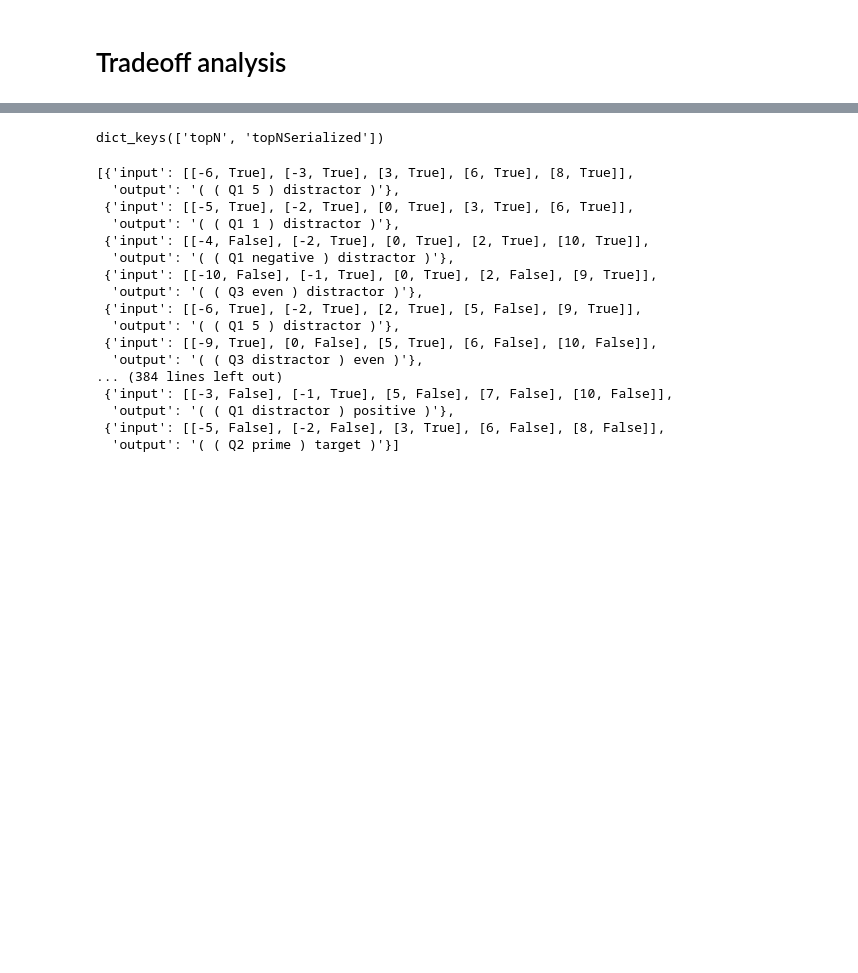
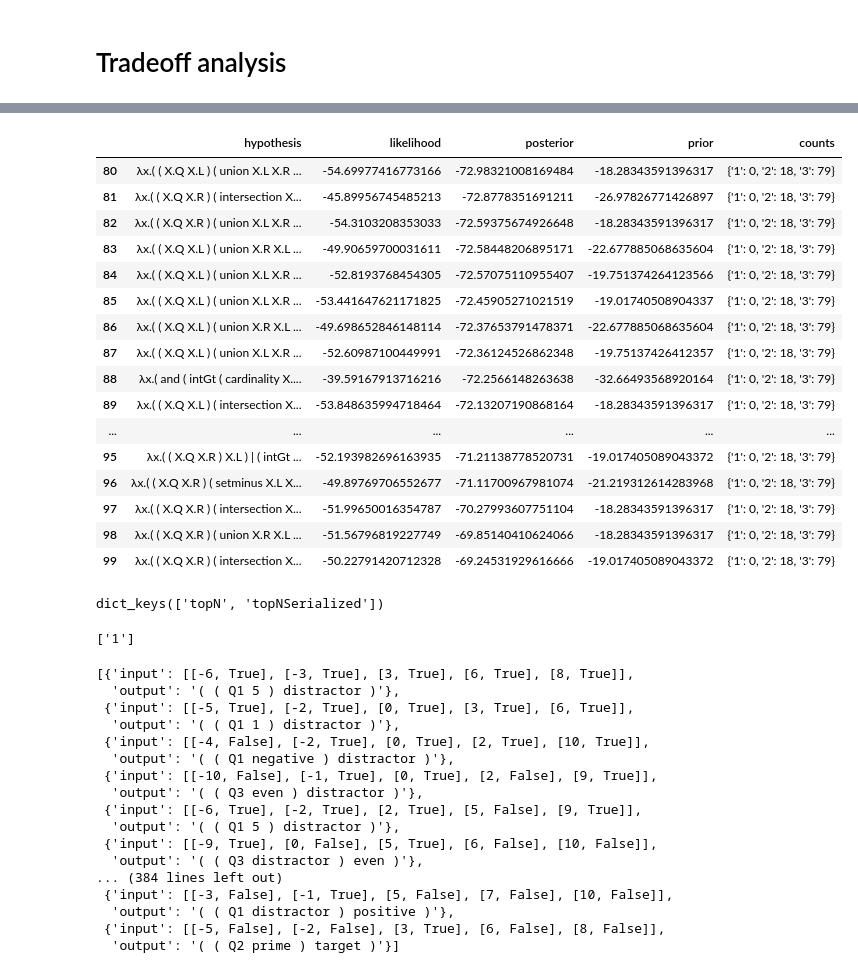
Before and after one commit to thelogicalgrammar/compositionalModes, a Jupyter notebook: analysis/quantifiers/analysis.ipynb, the cells around one changed output, grey strips where cells are left out. Cells and saved outputs as stored; diff of their text form; code cells hidden in the pictures; blank space fills up the shorter version.

```diff
--- a/analysis/quantifiers/analysis.ipynb
+++ b/analysis/quantifiers/analysis.ipynb
@@ -85,5 +88,31 @@ import json
 # %%
-datapath = "../../data/20241220_220012/likweight_30.000000_nobs_200.json"
+datapath = "../../data/testrun/likweight_30.000000_nobs_100.json"
 # %%
+data = []
 with open(datapath, 'r') as openfile:
-    data = json.load(openfile)
+    parser = ijson.parse(openfile)
+    counts = Counter({"1":0, "2":0, "3":0})
+    hdata = dict()
+    for i, (prefix, event, value) in enumerate(parser):
+        # print(prefix, event, value)
+        # increment count of quantifier
+        # start of sample
+        if (prefix == "topN.item") and (event=='start_map'):
+            hdata = dict()
+            counts = Counter({"1":0, "2":0, "3":0})
+        elif prefix == "topN.item.data.item.output":
+            used = re.findall(r'(?<=Q)\d', value)
+            counts.update(used)
+        elif prefix == "topN.item.hypothesis":
+            hdata['hypothesis'] = value
+        elif prefix == "topN.item.likelihood":
+            hdata['likelihood'] = value
+        elif prefix == "topN.item.posterior":
+            hdata['posterior'] = value
+        elif prefix == "topN.item.prior":
+            hdata['prior'] = value
+        # end of sample
+        elif (prefix == "topN.item") and (event=='end_map'):
+            hdata['counts'] = counts
+            data.append(hdata)
+            pprint(hdata)
@@ -89,0 +141,2 @@ with open(datapath, 'r') as openfile:
+# %%
+df_counts = pd.DataFrame(data)
@@ -90,3 +163,23 @@ with open(datapath, 'r') as openfile:
+# %%
+df_counts.iloc[-20:]
+# %% [output]
+|  | hypothesis | likelihood | posterior | prior | counts |
+| 80 | λx.( ( X.Q X.L ) ( union X.L X.R ... | -54.69977416773166 | -72.98321008169484 | -18.28343591396317 | {'1': 0, '2': 18, '3': 79} |
+| 81 | λx.( ( X.Q X.R ) ( intersection X... | -45.89956745485213 | -72.8778351691211 | -26.97826771426897 | {'1': 0, '2': 18, '3': 79} |
+| 82 | λx.( ( X.Q X.R ) ( union X.L X.R ... | -54.3103208353033 | -72.59375674926648 | -18.28343591396317 | {'1': 0, '2': 18, '3': 79} |
+| 83 | λx.( ( X.Q X.L ) ( union X.R X.L ... | -49.90659700031611 | -72.58448206895171 | -22.677885068635604 | {'1': 0, '2': 18, '3': 79} |
+| 84 | λx.( ( X.Q X.L ) ( union X.L X.R ... | -52.8193768454305 | -72.57075110955407 | -19.751374264123566 | {'1': 0, '2': 18, '3': 79} |
+| 85 | λx.( ( X.Q X.L ) ( union X.L X.R ... | -53.441647621171825 | -72.45905271021519 | -19.01740508904337 | {'1': 0, '2': 18, '3': 79} |
+| 86 | λx.( ( X.Q X.L ) ( union X.R X.L ... | -49.698652846148114 | -72.37653791478371 | -22.677885068635604 | {'1': 0, '2': 18, '3': 79} |
+| 87 | λx.( ( X.Q X.L ) ( union X.L X.R ... | -52.60987100449991 | -72.36124526862348 | -19.75137426412357 | {'1': 0, '2': 18, '3': 79} |
+| 88 | λx.( and ( intGt ( cardinality X.... | -39.59167913716216 | -72.2566148263638 | -32.66493568920164 | {'1': 0, '2': 18, '3': 79} |
+| 89 | λx.( ( X.Q X.L ) ( intersection X... | -53.848635994718464 | -72.13207190868164 | -18.28343591396317 | {'1': 0, '2': 18, '3': 79} |
+| ... | ... | ... | ... | ... | ... |
+| 95 | λx.( ( X.Q X.R ) X.L ) | ( intGt ... | -52.193982696163935 | -71.21138778520731 | -19.017405089043372 | {'1': 0, '2': 18, '3': 79} |
+| 96 | λx.( ( X.Q X.R ) ( setminus X.L X... | -49.89769706552677 | -71.11700967981074 | -21.219312614283968 | {'1': 0, '2': 18, '3': 79} |
+| 97 | λx.( ( X.Q X.R ) ( intersection X... | -51.99650016354787 | -70.27993607751104 | -18.28343591396317 | {'1': 0, '2': 18, '3': 79} |
+| 98 | λx.( ( X.Q X.R ) ( union X.R X.L ... | -51.56796819227749 | -69.85140410624066 | -18.28343591396317 | {'1': 0, '2': 18, '3': 79} |
+| 99 | λx.( ( X.Q X.R ) ( intersection X... | -50.22791420712328 | -69.24531929616666 | -19.017405089043372 | {'1': 0, '2': 18, '3': 79} |
 # %%
 data.keys()
 # %% [output]
@@ -97,3 +187,7 @@ from collections import Counter
+# %%
+re.findall(r'(?<=Q)\d', '( Q1 target negative) ')
+# %% [output]
+['1']
 # %%
 data['topN'][2]['data']
 # %% [output]
```
Also changed, not shown: parts of 6 cells of this notebook, 1 other file.
